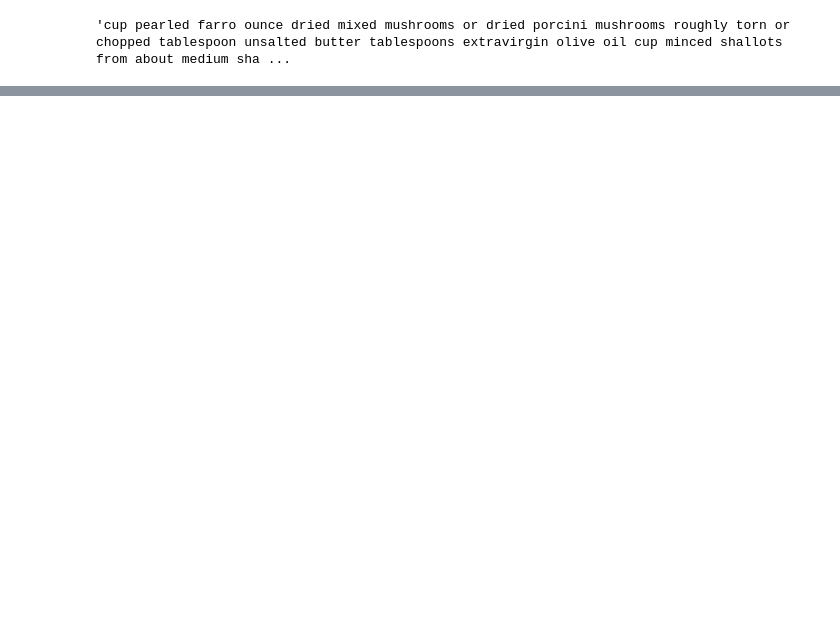
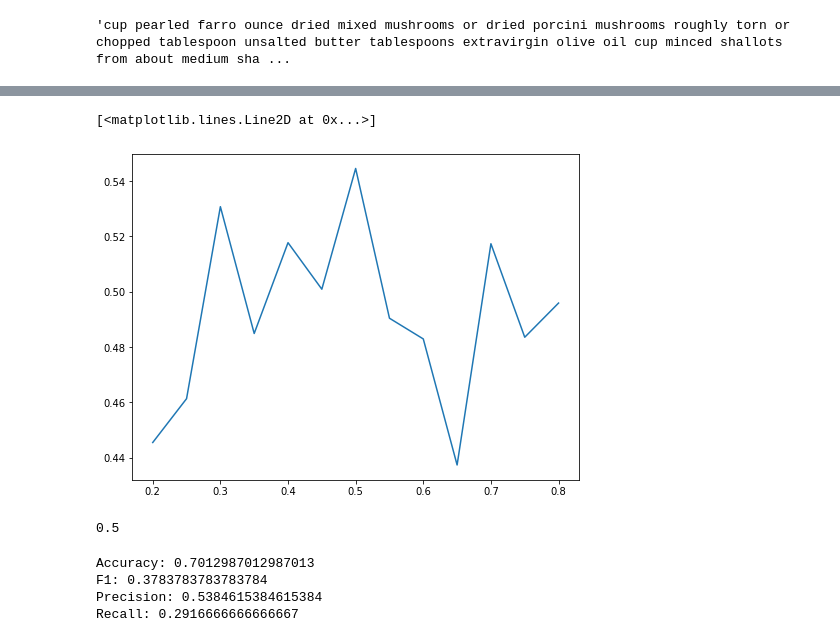
Before and after one commit to max-miller/apocalypse_cooking, a Jupyter notebook: data_prep_and_modeling.ipynb, the cells around one changed output, grey strips where cells are left out. Drawn from its saved outputs; the diff is of its cells as text; code cells hidden in the pictures; blank space fills up the shorter version.

```diff
--- a/data_prep_and_modeling.ipynb
+++ b/data_prep_and_modeling.ipynb
@@ -460,0 +457,9 @@ Recall: 0.0
+# %%
+mnb = MultinomialNB()
+mnb.fit(fitted,y_train)
+y_pred = mnb.predict(fitted_test)
+
+print(f'Accuracy: {accuracy_score(y_test,y_pred)}')
+print(f'F1: {f1_score(y_test,y_pred)}')
+print(f'Precision: {precision_score(y_test,y_pred)}')
+print(f'Recall: {recall_score(y_test,y_pred)}')
@@ -460,0 +471,9 @@ Recall: 0.0
+# %%
+svc = SVC(kernel='poly',gamma=.1)
+svc.fit(fitted,y_train)
+y_pred = svc.predict(fitted_test)
+
+print(f'Accuracy: {accuracy_score(y_test,y_pred)}')
+print(f'F1: {f1_score(y_test,y_pred)}')
+print(f'Precision: {precision_score(y_test,y_pred)}')
+print(f'Recall: {recall_score(y_test,y_pred)}')
@@ -460,0 +491,51 @@ Recall: 0.0
+# %%
+max_dfs = np.linspace(.2,.8,13)
+avg_f1s = []
+for value in max_dfs:
+    count_vectorizer = CountVectorizer(max_df=value)
+    f1s = []
+    for n in range(0,10):
+        downsampled = pd.concat([master_ratings[master_ratings['item_list_dummy']==1],
+                                 master_ratings[master_ratings['item_list_dummy']==0].sample(200)])
+
+        X_train, X_test, y_train, y_test = train_test_split(downsampled['item_list'],
+                                                            downsampled['item_list_dummy'])
+        fitted = count_vectorizer.fit_transform(X_train)
+        fitted_test = count_vectorizer.transform(X_test)
+
+        lr.fit(fitted,y_train)
+        y_pred = lr.predict(fitted_test)
+        f1s.append(f1_score(y_test,y_pred))
+    avg_f1s.append(np.average(f1s))
+# %%
+import matplotlib.pyplot as plt
+%matplotlib inline
+plt.figure(figsize=(8,6))
+plt.plot(max_dfs,avg_f1s)
+# %% [output]
+[<matplotlib.lines.Line2D at 0x...>]
+[figure, added]
+# %%
+#Well, it looks like the basic .5 is the winner.
+max_dfs[np.argmax(avg_f1s)]
+# %% [output]
+0.5
+# %%
+downsampled = pd.concat([master_ratings[master_ratings['item_list_dummy']==1],
+                         master_ratings[master_ratings['item_list_dummy']==0].sample(200)])
+downsampled.dropna(inplace=True)
+X_train, X_test, y_train, y_test = train_test_split(downsampled[['cooking_time','item_lengths']],
+                                                    downsampled['item_list_dummy'])
+lr = LogisticRegression()
+lr.fit(X_train,y_train)
+y_pred = lr.predict(X_test)
+
+print(f'Accuracy: {accuracy_score(y_test,y_pred)}')
+print(f'F1: {f1_score(y_test,y_pred)}')
+print(f'Precision: {precision_score(y_test,y_pred)}')
+print(f'Recall: {recall_score(y_test,y_pred)}')
+# %% [output]
+Accuracy: 0.7012987012987013
+F1: 0.3783783783783784
+Precision: 0.5384615384615384
+Recall: 0.2916666666666667
```
Also changed, not shown: parts of 23 cells of this notebook.
